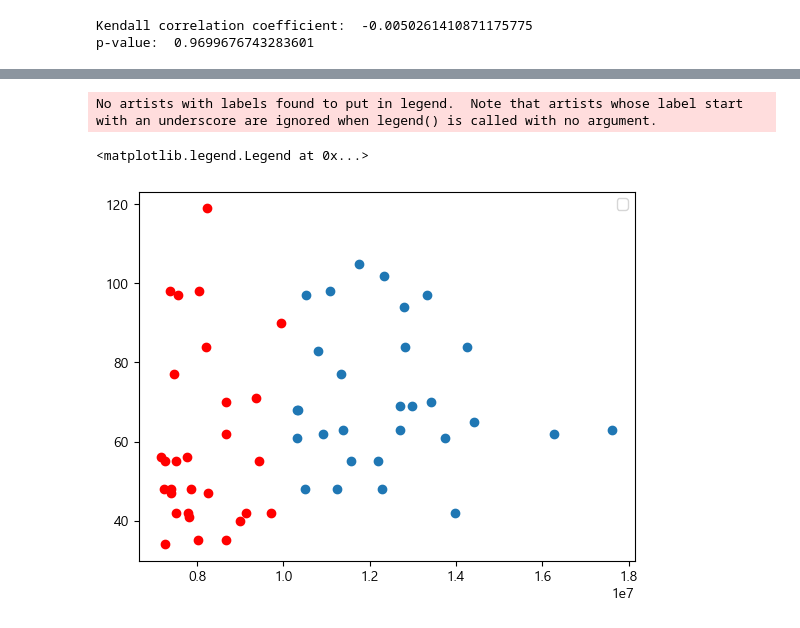
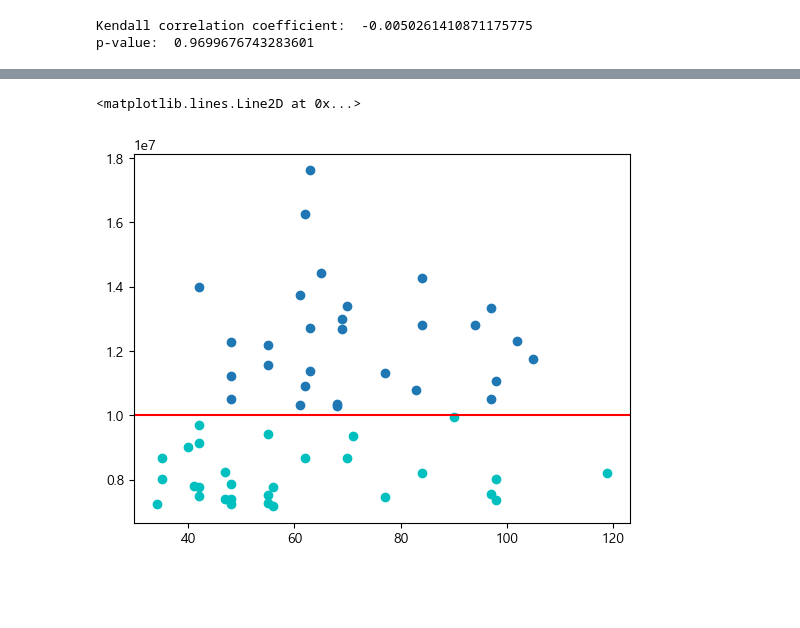
Before and after one commit to zarnits/10M_Movie, a Jupyter notebook: analysis/16__audi by period__tak.ipynb, the cells around one changed output, grey strips where cells are left out. Cells and saved outputs as stored; diff of their text form; code cells hidden in the pictures; blank space fills up the shorter version.

```diff
--- a/analysis/16__audi by period__tak.ipynb
+++ b/analysis/16__audi by period__tak.ipynb
@@ -787,7 +750,7 @@ plt.show()
 # %%
-plt.scatter(up1000['누적관객수'], up1000['상영기간'])
-plt.scatter(down1000['누적관객수'], down1000['상영기간'], c = "r")
+plt.scatter(up1000['상영기간'], up1000['누적관객수'])
+plt.scatter(down1000['상영기간'], down1000['누적관객수'], c = "c")
+plt.axhline(y=10000000, color="r")
 # %% [output]
-No artists with labels found to put in legend.  Note that artists whose label start with an underscore are ignored when legend() is called with no argument.
+<matplotlib.lines.Line2D at 0x...>
-<matplotlib.legend.Legend at 0x...>
-[figure, old version]
+[figure, new version]
```
Also changed, not shown: parts of 36 cells of this notebook.
